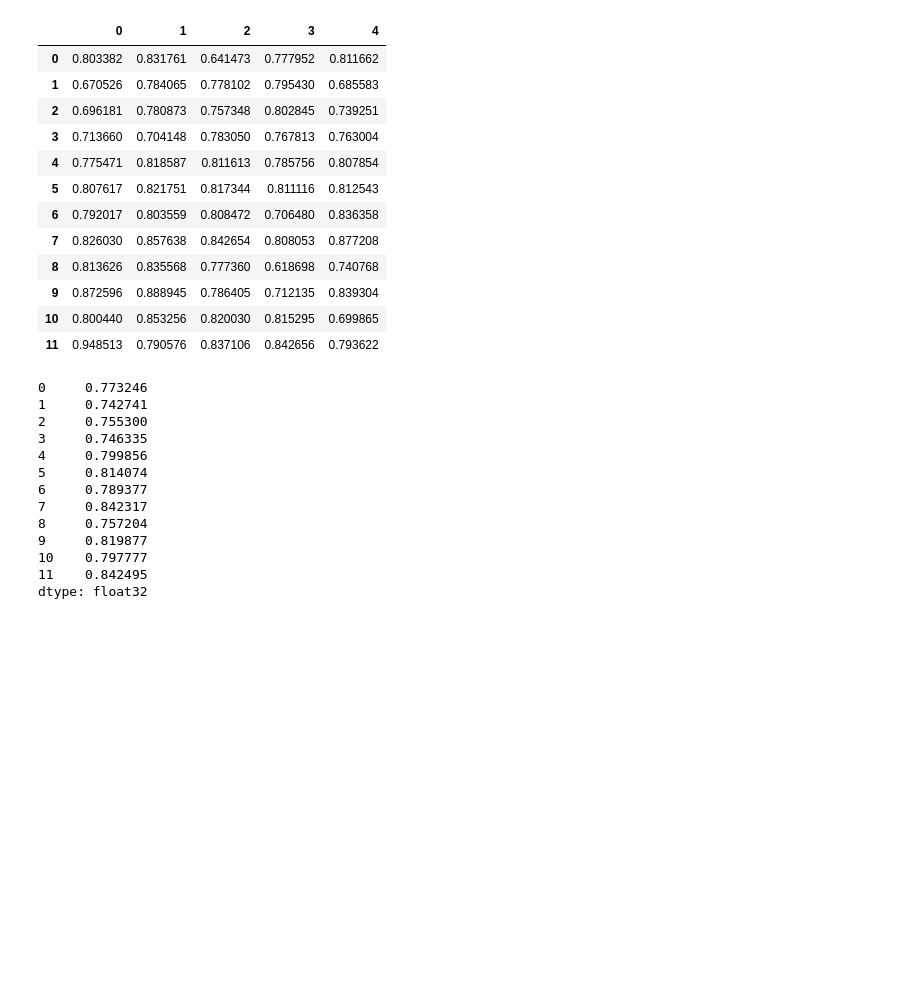
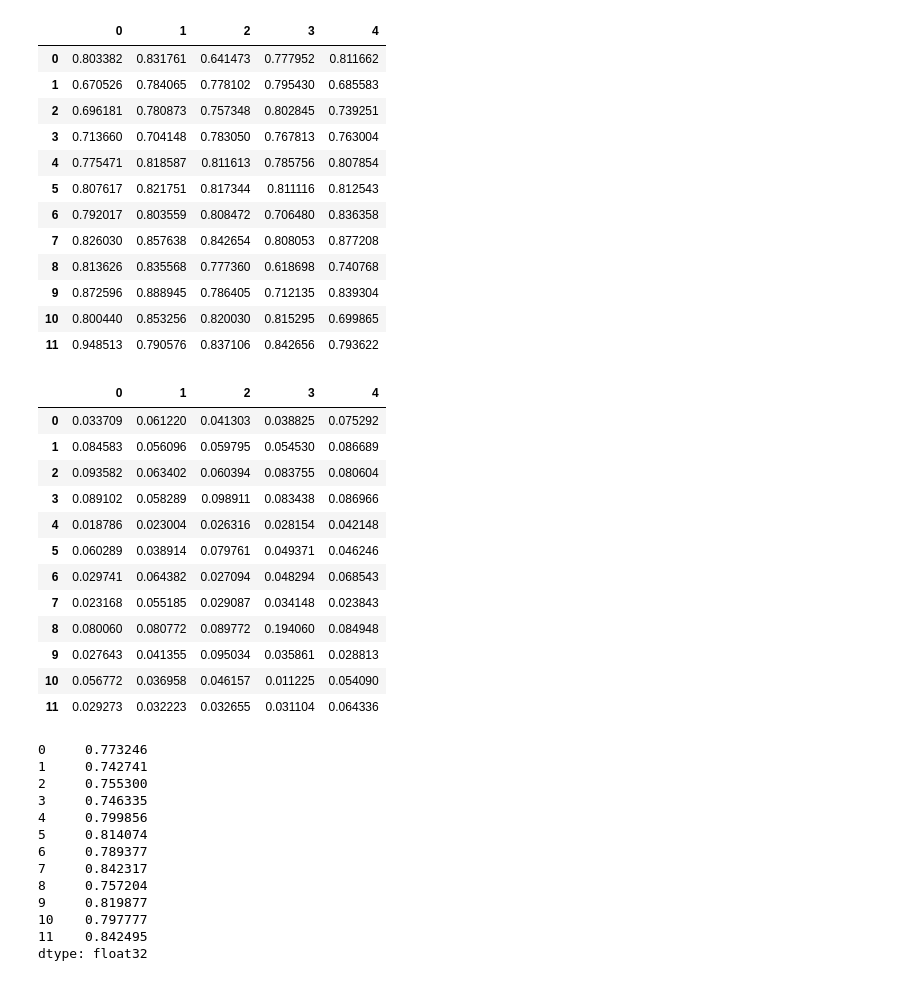
Before and after one commit to kevinma1515/gpt_IDETC, a Jupyter notebook: evaluations/few_shot_evaluation.ipynb, the cells around one changed output. Drawn from its saved outputs; the diff is of its cells as text; code cells hidden in the pictures; blank space fills up the shorter version.

```diff
--- a/evaluations/few_shot_evaluation.ipynb
+++ b/evaluations/few_shot_evaluation.ipynb
@@ -249,9 +249,12 @@ dtype: float32
 from itertools import combinations
 
 distances_all = []
+std_all = []
+
 
 for embedding in gpt_embeddings_iterations:
     distances_prompt = []
+    std_prompt = []
     for count in range(len(embedding)):
         distances_row = []
         iterate = list(range(len(np.array(embedding[count]))))
@@ -263,5 +266,8 @@ for embedding in gpt_embeddings_iterations:
                 max_distance = distance
             distances_row.append(max_distance)
         distances_prompt.append(np.mean(distances_row))
+        std_prompt.append(np.std(distances_row))
+
     distances_all.append(distances_prompt)
+    std_all.append(std_prompt)
 # %%
@@ -282,6 +287,23 @@ distances_pd.style.background_gradient()
 | 9 | 0.872596 | 0.888945 | 0.786405 | 0.712135 | 0.839304 |
 | 10 | 0.800440 | 0.853256 | 0.820030 | 0.815295 | 0.699865 |
 | 11 | 0.948513 | 0.790576 | 0.837106 | 0.842656 | 0.793622 |
+# %%
+std_pd = pd.DataFrame(std_all, range(5)).transpose()
+std_pd.style.background_gradient()
+# %% [output]
+|  | 0 | 1 | 2 | 3 | 4 |
+| 0 | 0.033709 | 0.061220 | 0.041303 | 0.038825 | 0.075292 |
+| 1 | 0.084583 | 0.056096 | 0.059795 | 0.054530 | 0.086689 |
+| 2 | 0.093582 | 0.063402 | 0.060394 | 0.083755 | 0.080604 |
+| 3 | 0.089102 | 0.058289 | 0.098911 | 0.083438 | 0.086966 |
+| 4 | 0.018786 | 0.023004 | 0.026316 | 0.028154 | 0.042148 |
+| 5 | 0.060289 | 0.038914 | 0.079761 | 0.049371 | 0.046246 |
+| 6 | 0.029741 | 0.064382 | 0.027094 | 0.048294 | 0.068543 |
+| 7 | 0.023168 | 0.055185 | 0.029087 | 0.034148 | 0.023843 |
+| 8 | 0.080060 | 0.080772 | 0.089772 | 0.194060 | 0.084948 |
+| 9 | 0.027643 | 0.041355 | 0.095034 | 0.035861 | 0.028813 |
+| 10 | 0.056772 | 0.036958 | 0.046157 | 0.011225 | 0.054090 |
+| 11 | 0.029273 | 0.032223 | 0.032655 | 0.031104 | 0.064336 |
 # %%
 distances_pd.mean(axis=1)
 # %% [output]
```
Also changed, not shown: parts of 2 cells of this notebook, 1 other file.
